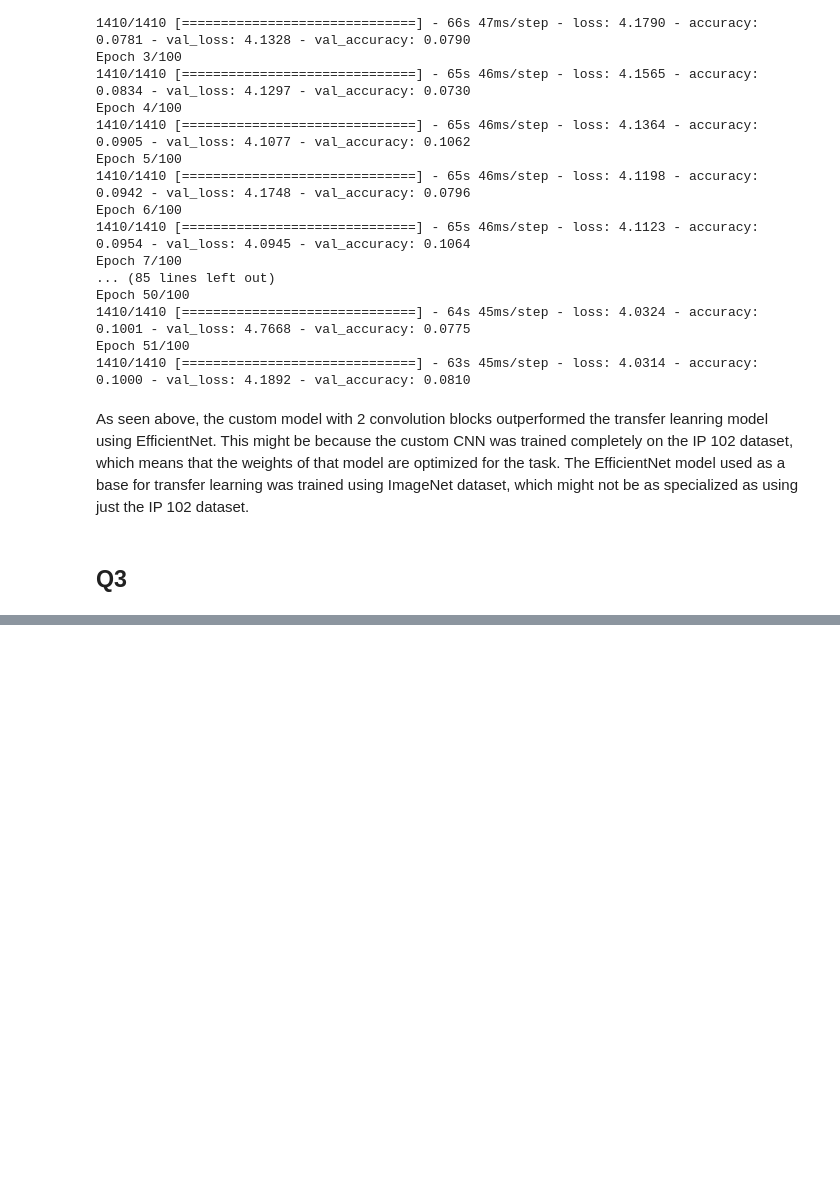
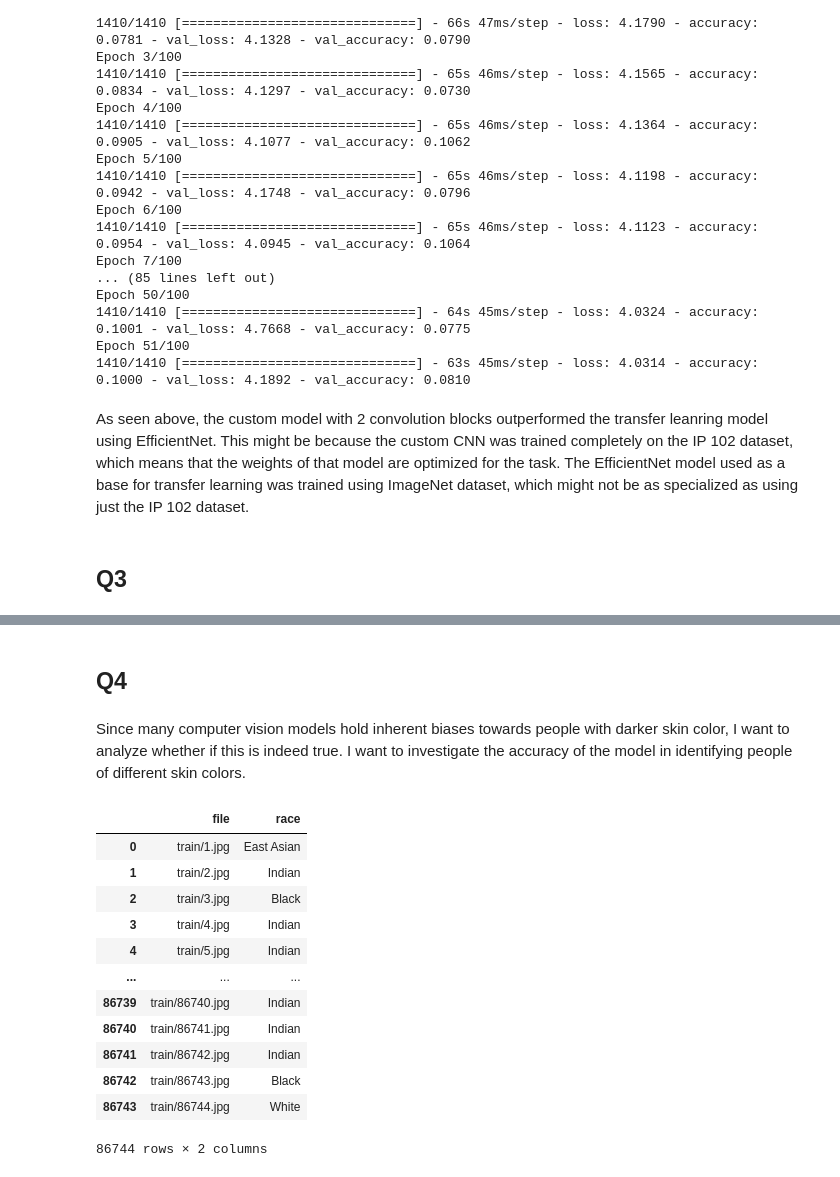
Before and after one commit to HenryLiang-123/msia_432, a Jupyter notebook: HW3/hw3.ipynb, the cells around one changed output, grey strips where cells are left out. Saved outputs shown, nothing was run; the diff lists cells and outputs as text; code cells hidden in the pictures; blank space fills up the shorter version.

```diff
--- a/HW3/hw3.ipynb
+++ b/HW3/hw3.ipynb
@@ -377,0 +442,2 @@ plt.show()
+# %% [markdown]
+## Q4
@@ -377,0 +461,25 @@ plt.show()
+# %% [markdown]
+Since many computer vision models hold inherent biases towards people with darker skin color, I want to analyze whether if this is indeed true. I want to investigate the accuracy of the model in identifying people of different skin colors.
+# %%
+# Load the .txt file as a pandas DataFrame
+train_df = pd.read_csv('FairFace/train_labels.csv')
+val_df = pd.read_csv('FairFace/val_labels.csv')
+
+train_df_race = train_df.loc[:, ['file', 'race']]
+val_df_race = val_df.loc[:, ['file', 'race']]
+
+train_df_race
+# %% [output]
+|  | file | race |
+| 0 | train/1.jpg | East Asian |
+| 1 | train/2.jpg | Indian |
+| 2 | train/3.jpg | Black |
+| 3 | train/4.jpg | Indian |
+| 4 | train/5.jpg | Indian |
+| ... | ... | ... |
+| 86739 | train/86740.jpg | Indian |
+| 86740 | train/86741.jpg | Indian |
+| 86741 | train/86742.jpg | Indian |
+| 86742 | train/86743.jpg | Black |
+| 86743 | train/86744.jpg | White |
+86744 rows × 2 columns
```
Also changed, not shown: parts of 14 cells of this notebook, 1 other file.
